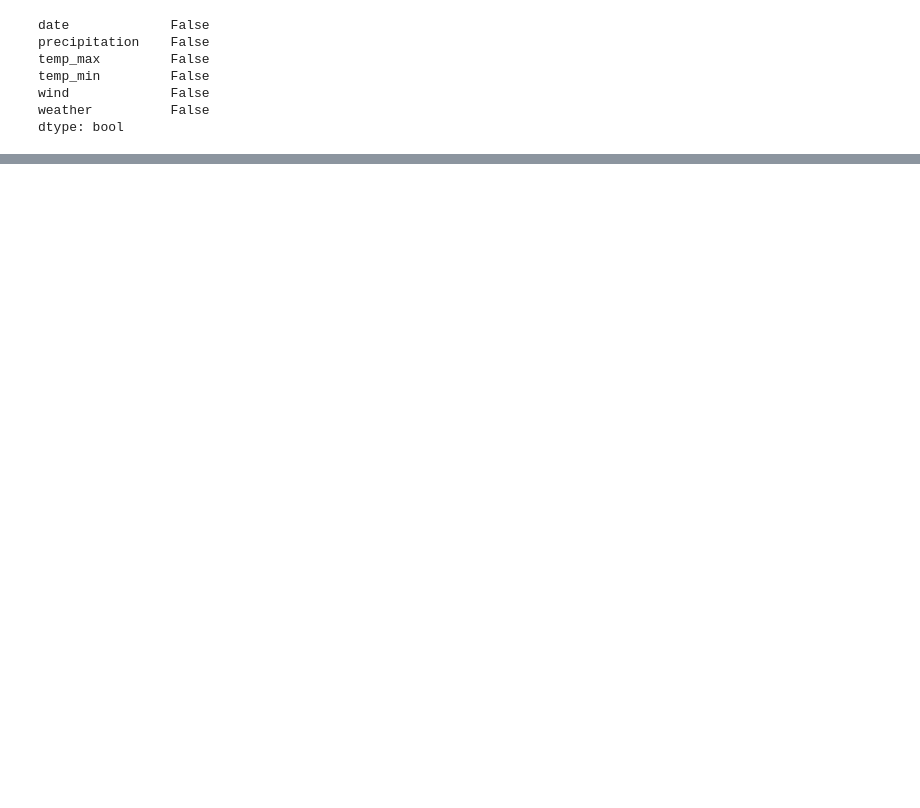
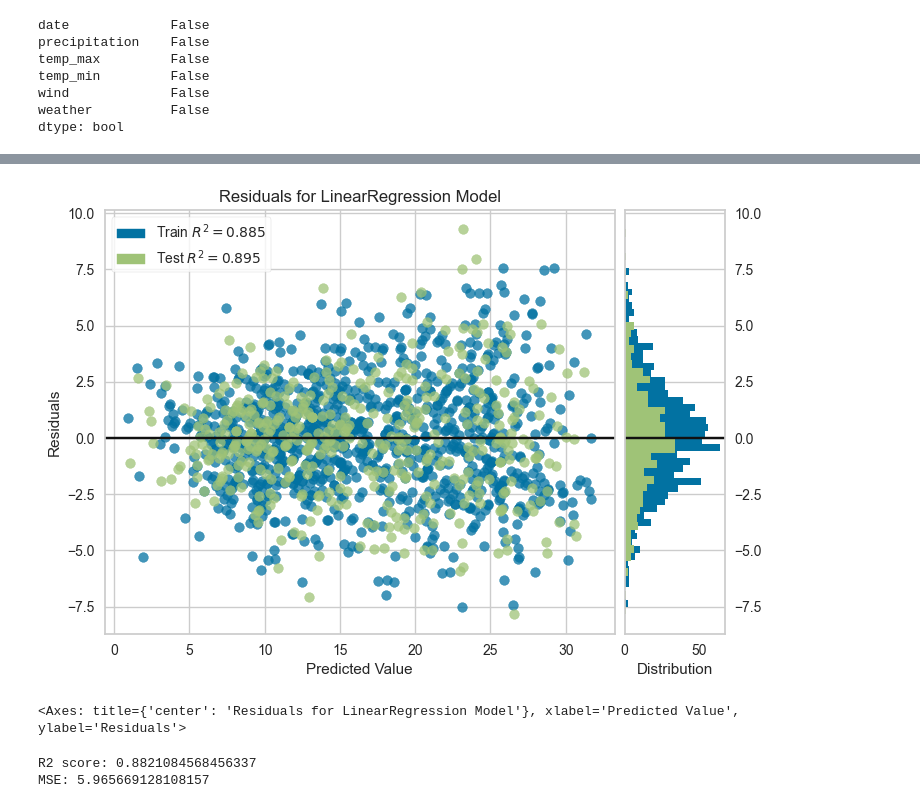
Before and after one commit to DSS3113/ApplyAI-Group-6, a Jupyter notebook: updated_lin_reg.ipynb, the cells around one changed output, grey strips where cells are left out. Drawn from its saved outputs; the diff is of its cells as text; code cells hidden in the pictures; blank space fills up the shorter version.

```diff
--- a/updated_lin_reg.ipynb
+++ b/updated_lin_reg.ipynb
@@ -99,0 +117,22 @@ r2_score(pred, y_test.values)
+# %%
+df = df.drop(columns=["month7", "month8"])
+# %%
+X_train, X_test, y_train, y_test = train_test_split(df.drop(columns=["temp_max"]), df["temp_max"], test_size=0.3)
+model = LinearRegression()
+model.fit(X_train.drop(columns=["date"]).values, y_train.values)
+pred = model.predict(X_test.drop(columns=["date"]).values)
+# %%
+visualizer = ResidualsPlot(model)
+
+visualizer.fit(X_train.drop(columns=["date"]), y_train)
+visualizer.score(X_test.drop(columns=['date']), y_test)
+visualizer.show()
+# %% [output]
+[figure, added]
+<Axes: title={'center': 'Residuals for LinearRegression Model'}, xlabel='Predicted Value', ylabel='Residuals'>
+# %%
+print("R2 score:", r2_score(pred, y_test.values))
+print("MSE:", mean_squared_error(pred, y_test.values)) # + or - temp_max on any particular day
+# %% [output]
+R2 score: 0.8821084568456337
+MSE: 5.965669128108157
```
Also changed, not shown: parts of 11 cells of this notebook.
